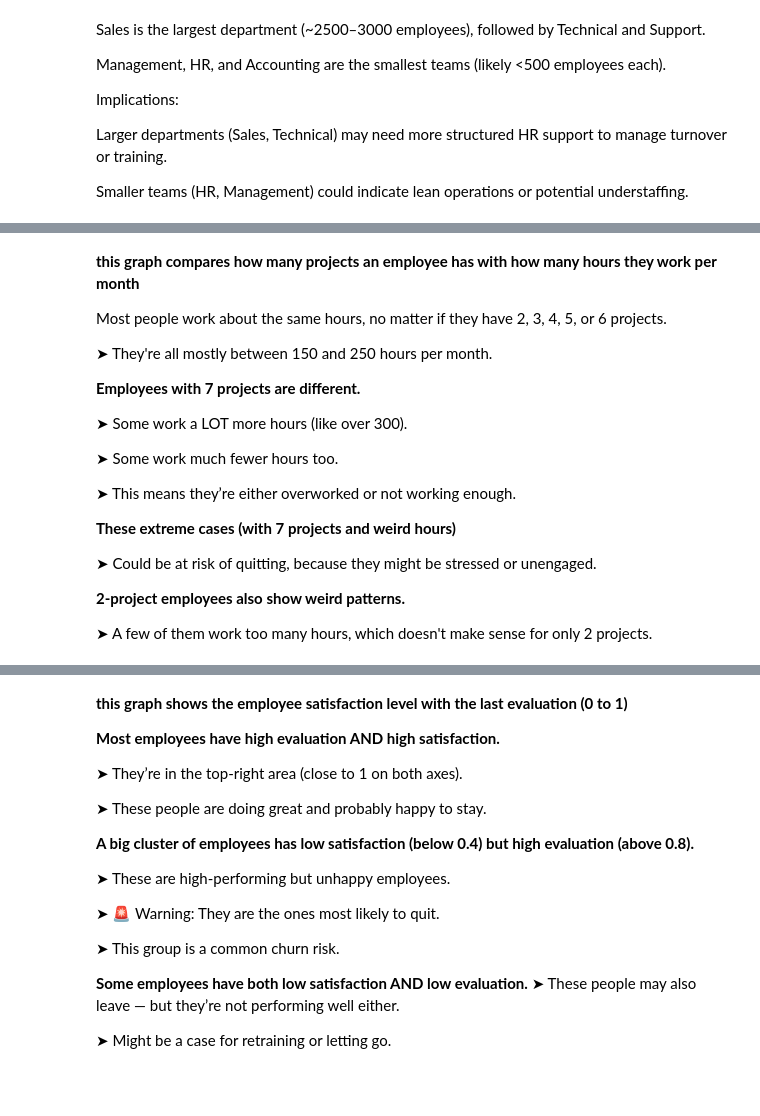
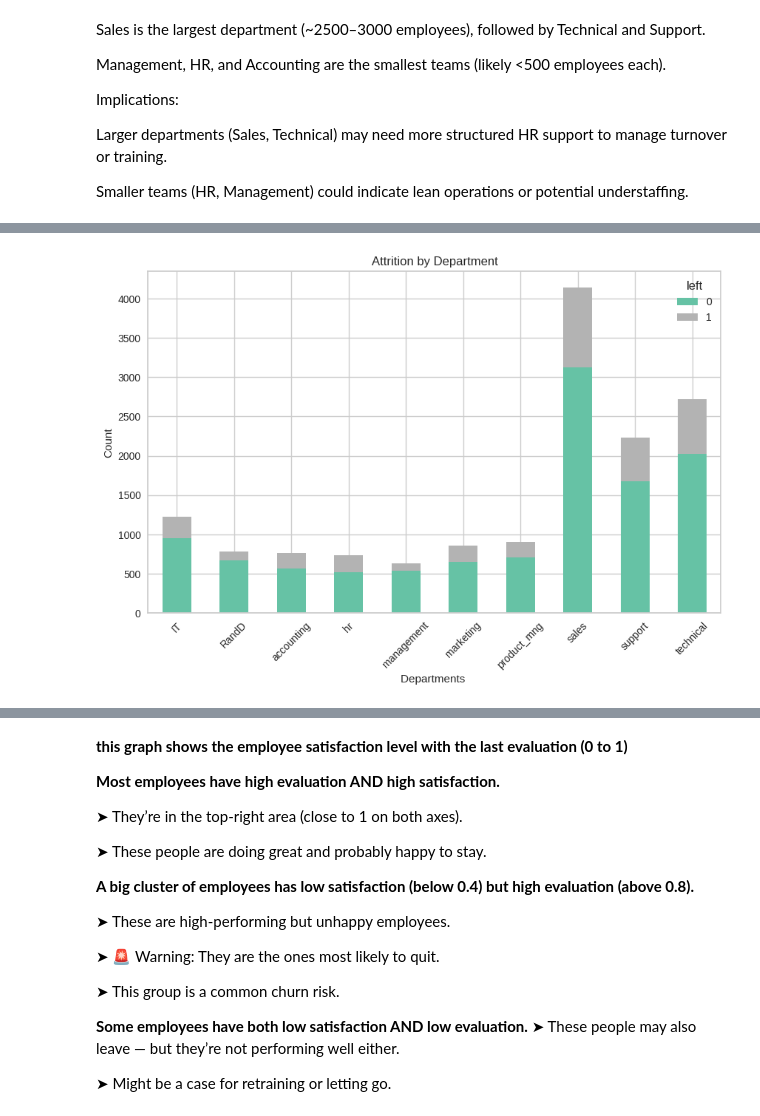
Before and after one commit to AhmedTalima23/DEPI_Final_Project, a Jupyter notebook: DEPI_final_project.ipynb, the cells around one changed output, grey strips where cells are left out. Drawn from its saved outputs; the diff is of its cells as text; code cells hidden in the pictures; blank space fills up the shorter version.

```diff
--- a/DEPI_final_project.ipynb
+++ b/DEPI_final_project.ipynb
@@ -483,22 +410,8 @@ plt.gca().spines[['top', 'right',]].set_visible(False)
-# %% [markdown]
-**this graph compares how many projects an employee has with how many hours they work per month**
-
-Most people work about the same hours, no matter if they have 2, 3, 4, 5, or 6 projects.
-
-➤ They're all mostly between 150 and 250 hours per month.
-
-**Employees with 7 projects are different.**
-
-➤ Some work a LOT more hours (like over 300).
-
-➤ Some work much fewer hours too.
-
-➤ This means they’re either overworked or not working enough.
-
-**These extreme cases (with 7 projects and weird hours)**
-
-➤ Could be at risk of quitting, because they might be stressed or unengaged.
-
-**2-project employees also show weird patterns.**
-
-➤ A few of them work too many hours, which doesn't make sense for only 2 projects.
+# %%
+df.groupby(['Departments ', 'left']).size().unstack().plot(kind='bar', stacked=True, colormap='Set2')
+plt.title('Attrition by Department')
+plt.ylabel('Count')
+plt.xticks(rotation=45)
+plt.show()
+# %% [output]
+[figure, added]
```
Also changed, not shown: parts of 67 cells of this notebook.
